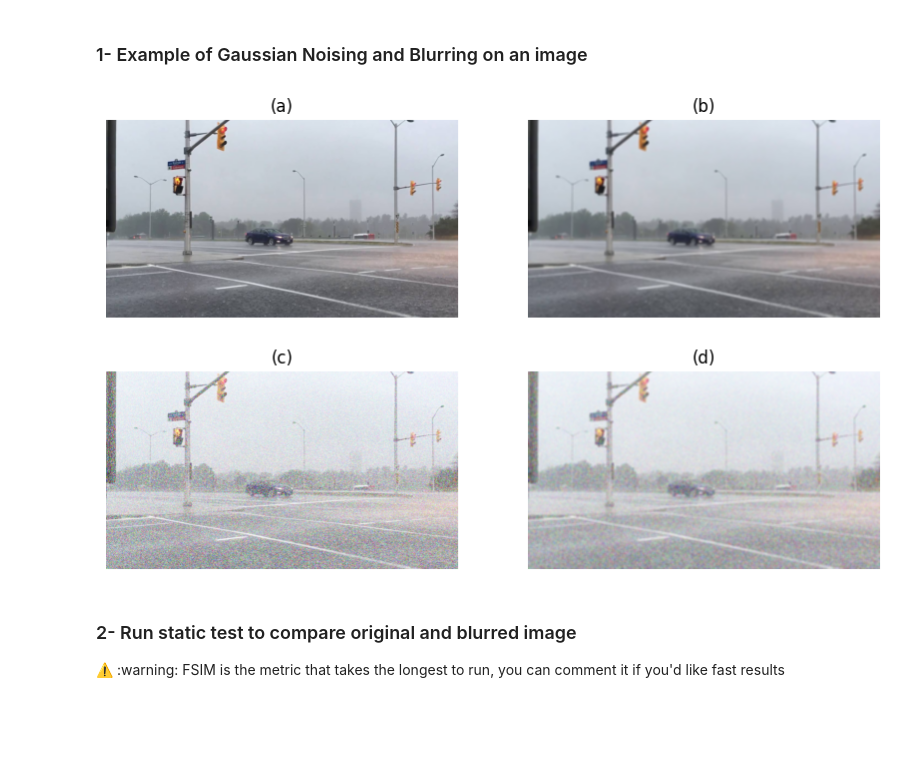
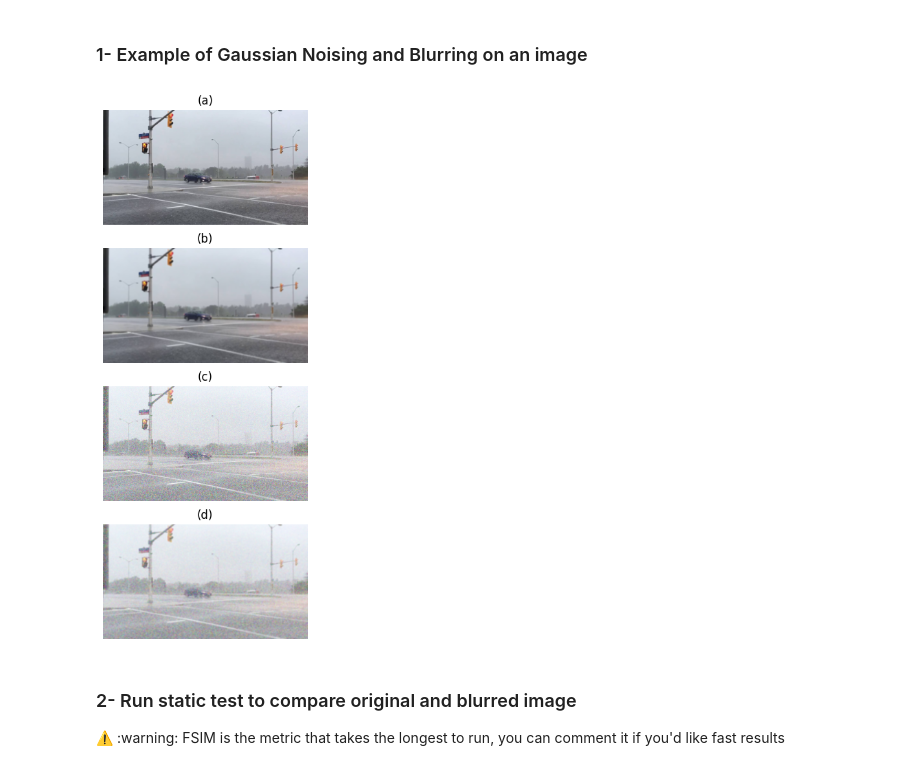
Before and after one commit to safouaneelg/copulasimilarity, a Jupyter notebook: Comparative_study_eval.ipynb, the cells around one changed output. Drawn from its saved outputs; the diff is of its cells as text; code cells hidden in the pictures; blank space fills up the shorter version.

Commit message:
CSIQ visualization update

```diff
--- a/Comparative_study_eval.ipynb
+++ b/Comparative_study_eval.ipynb
@@ -33,39 +33,39 @@ def apply_gaussian_blur(image, kernel_size=(9, 9), sigma=20):
     """Apply Gaussian Blur to an image."""
     blurred_image = cv2.GaussianBlur(image, kernel_size, sigma)
     return blurred_image
 
 noised_image = add_gaussian_noise(image, mean=2, sigma=10)
 
 blurred_image = apply_gaussian_blur(image)
 
 blurred_noised_image = apply_gaussian_blur(noised_image)
 
-plt.figure(figsize=(10, 6))
+plt.figure(figsize=(15, 10))
 
-plt.subplot(2, 2, 1)
+plt.subplot(4, 1, 1)
 plt.title('(a)')
 plt.imshow(cv2.cvtColor(image, cv2.COLOR_BGR2RGB))
 plt.axis('off')
 
-plt.subplot(2, 2, 2)
+plt.subplot(4, 1, 2)
 plt.title('(b)')
 plt.imshow(cv2.cvtColor(blurred_image, cv2.COLOR_BGR2RGB))
 plt.axis('off')
 
-plt.subplot(2, 2, 3)
+plt.subplot(4, 1, 3)
 plt.title('(c)')
 plt.imshow(cv2.cvtColor(noised_image, cv2.COLOR_BGR2RGB))
 plt.axis('off')
 
-plt.subplot(2, 2, 4)
+plt.subplot(4, 1, 4)
 plt.title('(d)')
 plt.imshow(cv2.cvtColor(blurred_noised_image, cv2.COLOR_BGR2RGB))
 plt.axis('off')
 
 plt.savefig('visualization_noise_blur.pdf', format='pdf')
 plt.show()
 # %% [output]
-[figure, old version]
+[figure, new version]
 # %% [markdown]
 ### 2- Run static test to compare original and blurred image
 
```
Also changed, not shown: parts of 1 cell of this notebook.
